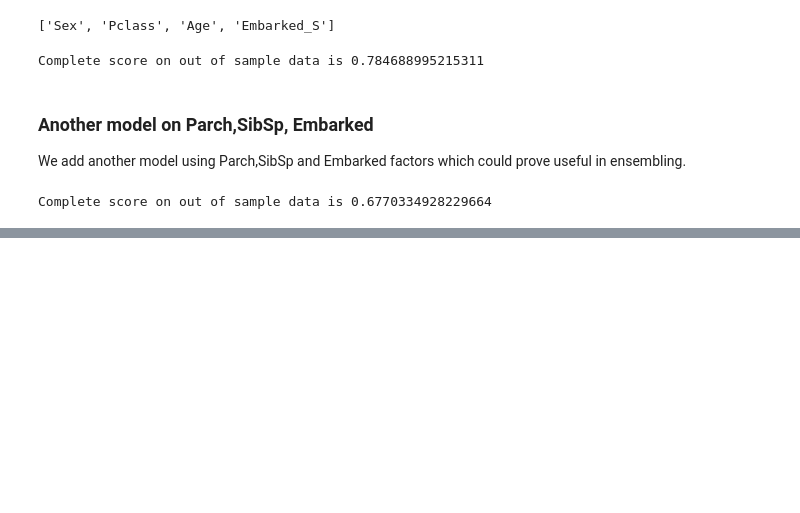
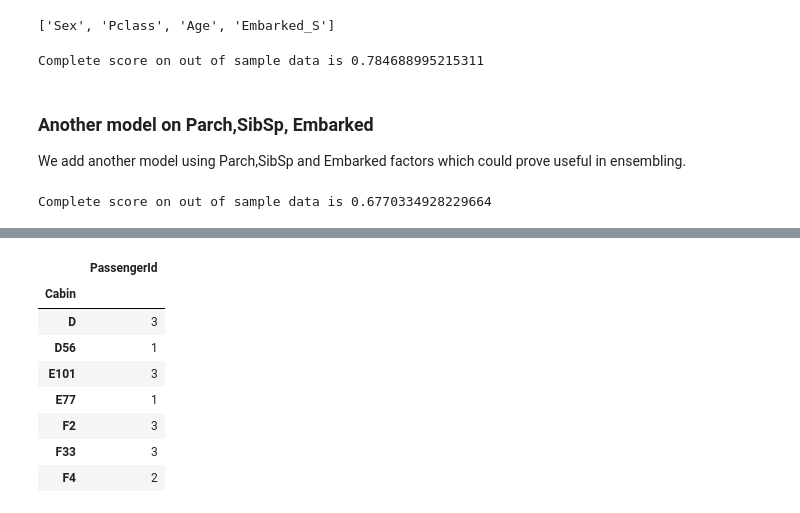
Before and after one commit to babinu-uthup-4JESUS-zz/titanic_survival_prediction, a Jupyter notebook: learn_from_oscar/xgboost_oscar_idea1_sex_pclass_embarked.ipynb, the cells around one changed output, grey strips where cells are left out. Saved outputs shown, nothing was run; the diff lists cells and outputs as text; code cells hidden in the pictures; blank space fills up the shorter version.

```diff
--- a/learn_from_oscar/xgboost_oscar_idea1_sex_pclass_embarked.ipynb
+++ b/learn_from_oscar/xgboost_oscar_idea1_sex_pclass_embarked.ipynb
@@ -383,0 +440,12 @@ Complete score on out of sample data is 0.6770334928229664
+# %%
+train_data[(train_data['Pclass'] == 2) &(train_data['Cabin'].notnull())][['Cabin', 'PassengerId']].groupby(['Cabin']).count()
+# %% [output]
+|  | PassengerId |
+| Cabin |  |
+| D | 3 |
+| D56 | 1 |
+| E101 | 3 |
+| E77 | 1 |
+| F2 | 3 |
+| F33 | 3 |
+| F4 | 2 |
```
Also changed, not shown: parts of 8 cells of this notebook, 1 other file.
